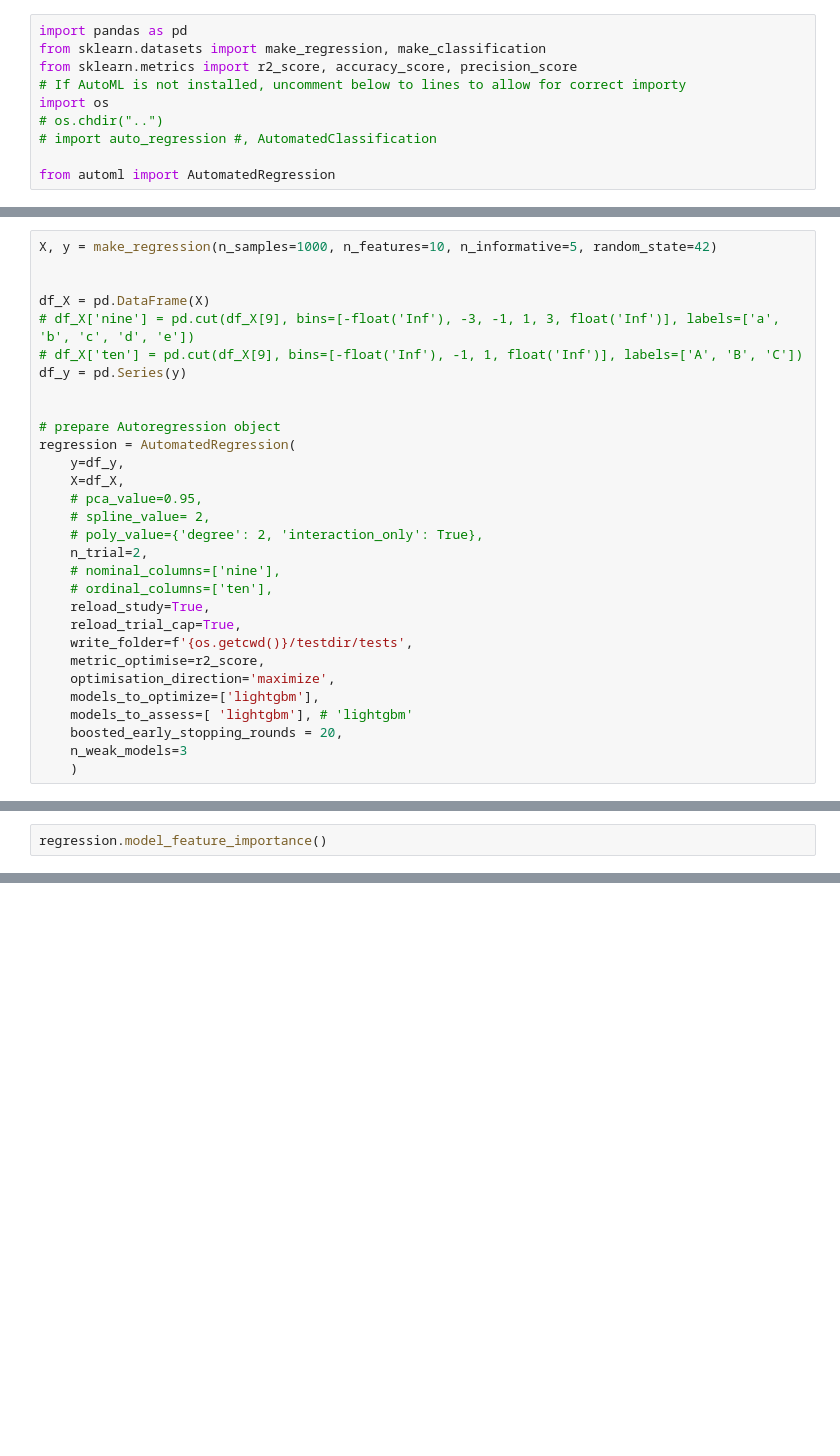
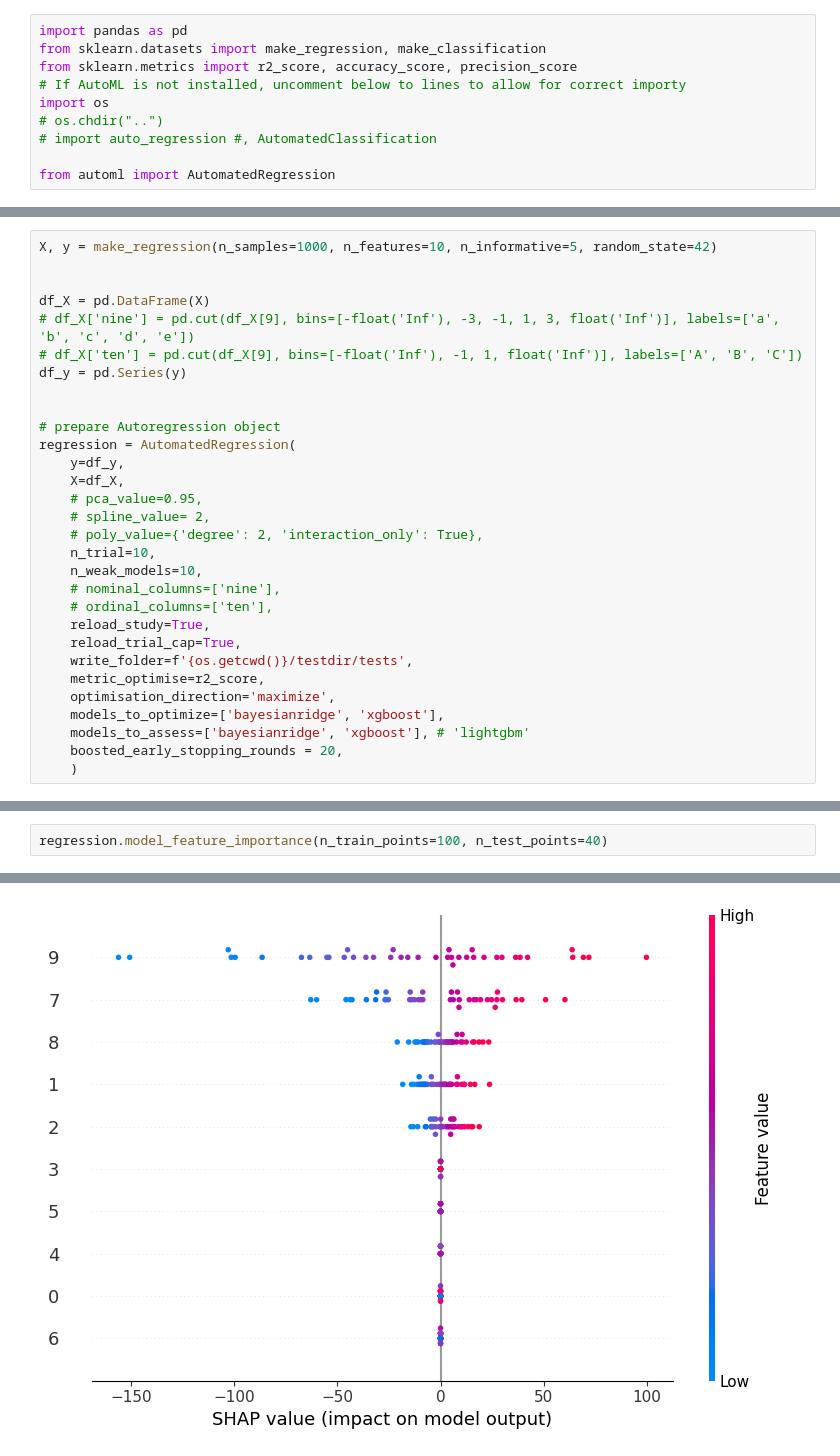
Before and after one commit to owenodriscoll/AutoML, a Jupyter notebook: examples/automl_test.ipynb, the cells around one changed output, grey strips where cells are left out. Saved outputs shown, nothing was run; the diff lists cells and outputs as text; blank space fills up the shorter version.

Commit message:
Updated selection of weak models (filtered out NaN-producing ones, added minor documentation to feature importance

```diff
--- a/examples/automl_test.ipynb
+++ b/examples/automl_test.ipynb
@@ -30,7 +25,8 @@ regression = AutomatedRegression(
     # pca_value=0.95,
     # spline_value= 2,
     # poly_value={'degree': 2, 'interaction_only': True},
-    n_trial=2,
+    n_trial=10,
+    n_weak_models=10,
     # nominal_columns=['nine'],
     # ordinal_columns=['ten'],
     reload_study=True,
@@ -38,10 +34,9 @@ regression = AutomatedRegression(
     write_folder=f'{os.getcwd()}/testdir/tests',
     metric_optimise=r2_score,
     optimisation_direction='maximize',
-    models_to_optimize=['lightgbm'],
-    models_to_assess=[ 'lightgbm'], # 'lightgbm'
+    models_to_optimize=['bayesianridge', 'xgboost'],
+    models_to_assess=['bayesianridge', 'xgboost'], # 'lightgbm'
     boosted_early_stopping_rounds = 20,
-    n_weak_models=3
     )
 # %%
 import time
@@ -68,4 +80,4 @@ n_weak_models set to total number of weak models instead.
 # %%
-regression.model_feature_importance()
+regression.model_feature_importance(n_train_points=100, n_test_points=40)
 # %% [output]
 Clustering...
@@ -71,0 +85 @@ Clustering...
+[figure, new version]
```
Also changed, not shown: parts of 3 cells of this notebook, 1 other file.
